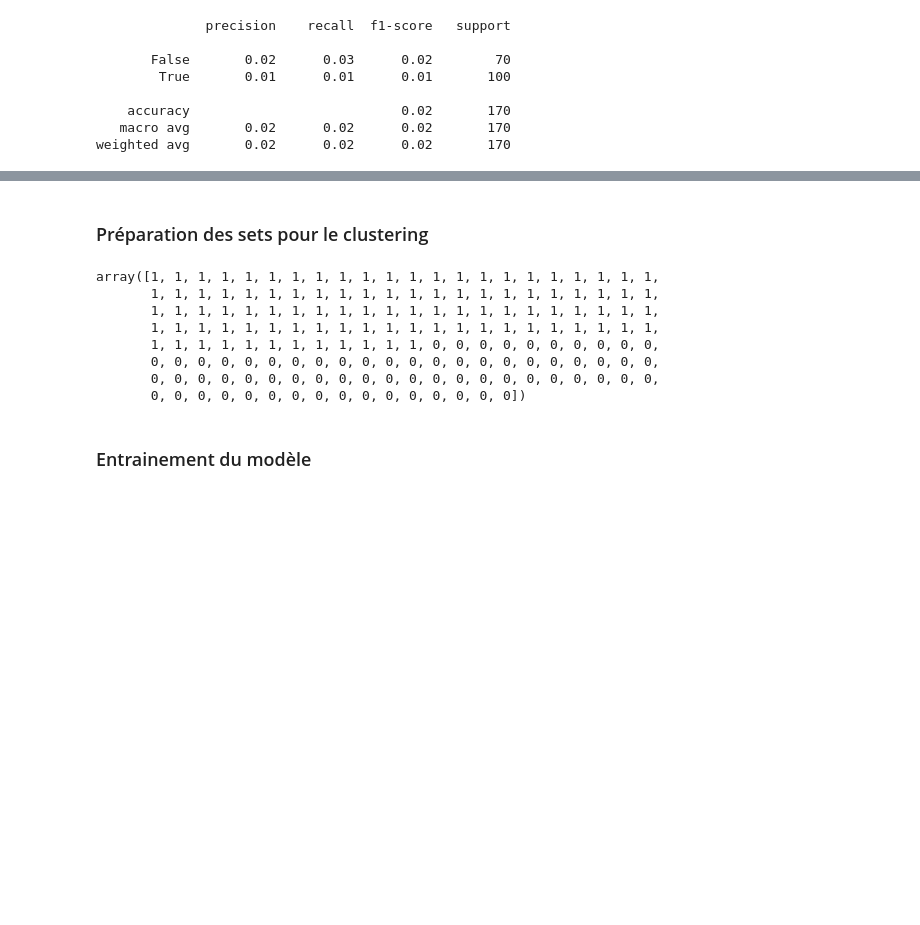
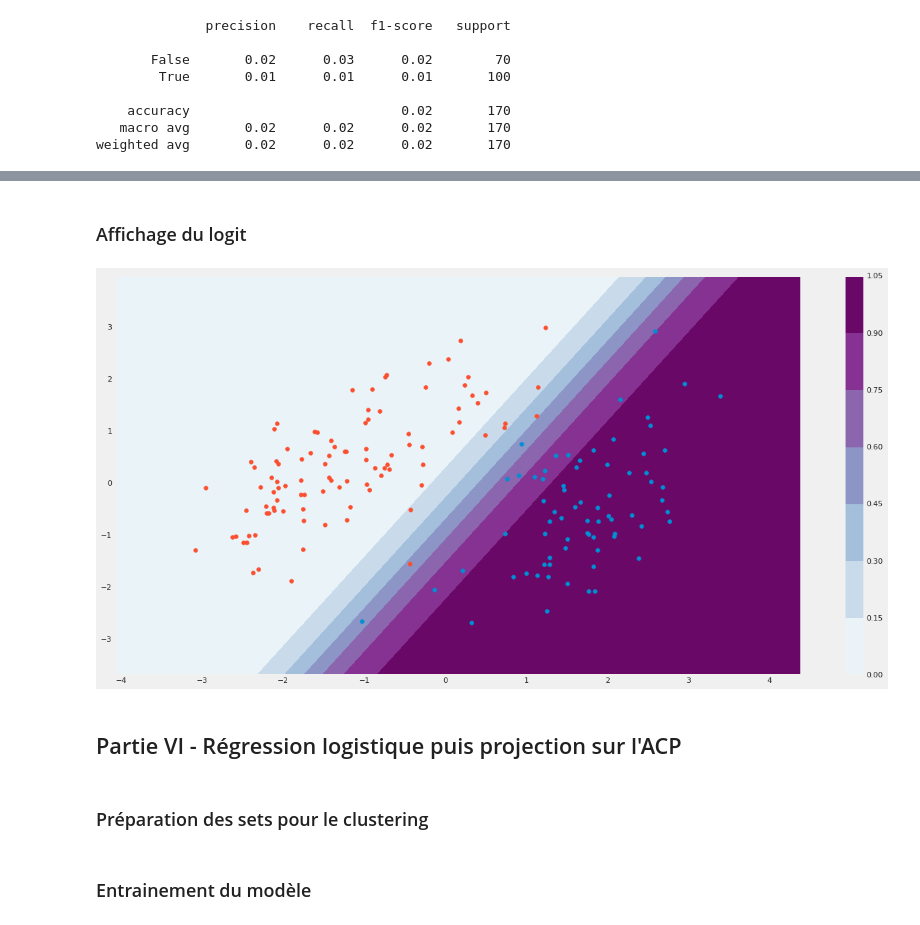
Before and after one commit to FranckDELRUE/FranckDELRUE-OCR-Project-6-DAn-Python, a Jupyter notebook: P6_01a_Notebook.ipynb, the cells around one changed output, grey strips where cells are left out. Drawn from its saved outputs; the diff is of its cells as text; code cells hidden in the pictures; blank space fills up the shorter version.

```diff
--- a/P6_DELRUE_Franck.ipynb
+++ b/P6_01a_Notebook.ipynb
@@ -558,19 +643,41 @@ weighted avg       0.02      0.02      0.02       170
+# %% [markdown]
+### Affichage du logit
+# %%
+# make predictions for the grid
+yhat_grid = model.predict_proba(grid)
+
+# keep just the probabilities for class 0
+yhat_grid = yhat_grid[:, 0]
+
+# reshape the predictions back into a grid
+zz = yhat_grid.reshape(xx.shape)
+
+# plot the grid of x, y and z values as a surface
+fig, ax = plt.subplots(figsize=(20, 10))
+c = plt.contourf(xx, yy, zz, cmap='BuPu')
+
+# add a legend, called a color bar
+plt.colorbar(c)
+
+# create scatter plot for samples from each class
+for class_value in range(2):
+	# get row indexes for samples with this class
+	row_ix = np.where(yhat == class_value)
+
+	# create scatter of these samples
+	plt.scatter(X_F1_F2[row_ix, 0], X_F1_F2[row_ix, 1], cmap='Paired')
+
+# show the plot
+plt.show()
+# %% [output]
+[figure, added]
+# %% [markdown]
+## Partie VI - Régression logistique puis projection sur l'ACP
 # %% [markdown]
 ### Préparation des sets pour le clustering
 # %%
 x = df_X.iloc[:, :-1].astype(int).values.reshape(-1,6)
 y = df_Y.astype(int).values
-# %%
-y
-# %% [output]
-array([1, 1, 1, 1, 1, 1, 1, 1, 1, 1, 1, 1, 1, 1, 1, 1, 1, 1, 1, 1, 1, 1,
-       1, 1, 1, 1, 1, 1, 1, 1, 1, 1, 1, 1, 1, 1, 1, 1, 1, 1, 1, 1, 1, 1,
-       1, 1, 1, 1, 1, 1, 1, 1, 1, 1, 1, 1, 1, 1, 1, 1, 1, 1, 1, 1, 1, 1,
-       1, 1, 1, 1, 1, 1, 1, 1, 1, 1, 1, 1, 1, 1, 1, 1, 1, 1, 1, 1, 1, 1,
-       1, 1, 1, 1, 1, 1, 1, 1, 1, 1, 1, 1, 0, 0, 0, 0, 0, 0, 0, 0, 0, 0,
-       0, 0, 0, 0, 0, 0, 0, 0, 0, 0, 0, 0, 0, 0, 0, 0, 0, 0, 0, 0, 0, 0,
-       0, 0, 0, 0, 0, 0, 0, 0, 0, 0, 0, 0, 0, 0, 0, 0, 0, 0, 0, 0, 0, 0,
-       0, 0, 0, 0, 0, 0, 0, 0, 0, 0, 0, 0, 0, 0, 0, 0])
 # %%
 # Centrage et Réduction
 std_scale = preprocessing.StandardScaler().fit(x)
```
Also changed, not shown: parts of 45 cells of this notebook, 4 other files.
